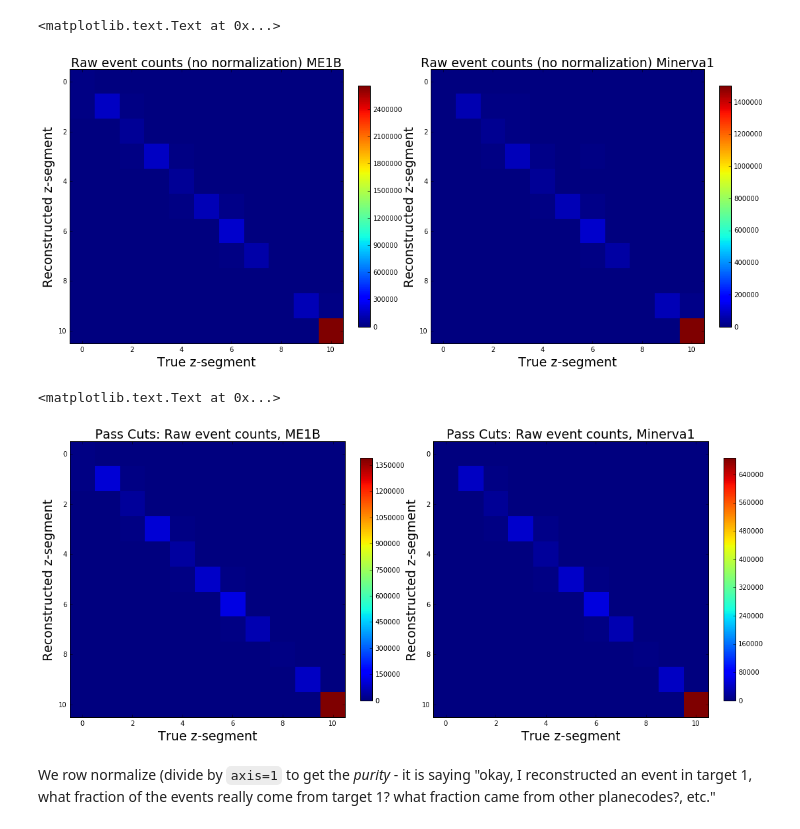
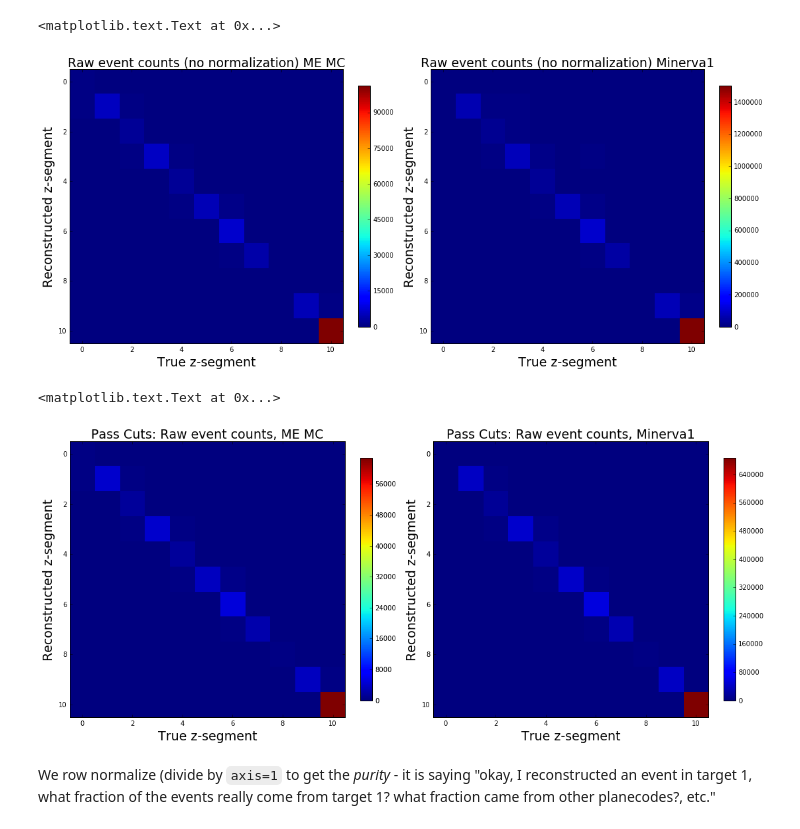
Before and after one commit to faizaakbar/ANNMINERvA, a Jupyter notebook: understanding_tracking_perf.ipynb, the cells around one changed output. Saved outputs shown, nothing was run; the diff lists cells and outputs as text; code cells hidden in the pictures.

```diff
--- a/understanding_tracking_perf.ipynb
+++ b/understanding_tracking_perf.ipynb
@@ -7,33 +7,33 @@ run track_based_reco_perf.py
 # %%
 fig = plt.figure(figsize=(18,12))
 gs = plt.GridSpec(1, 2)
 
 ax = plt.subplot(gs[0])
-im = ax.imshow(arr_all_me1Bmc, cmap=plt.get_cmap('jet'), interpolation='nearest')
+im = ax.imshow(arr_all_memc, cmap=plt.get_cmap('jet'), interpolation='nearest')
 cbar = plt.colorbar(im, fraction=0.04)
-plt.title("Raw event counts (no normalization) ME1B", fontsize=19)
+plt.title("Raw event counts (no normalization) ME MC", fontsize=19)
 plt.xlabel('True z-segment', fontsize=19)
 plt.ylabel('Reconstructed z-segment', fontsize=19)
 
 ax = plt.subplot(gs[1])
 im = ax.imshow(arr_all_minerva1mc, cmap=plt.get_cmap('jet'), interpolation='nearest')
 cbar = plt.colorbar(im, fraction=0.04)
 plt.title("Raw event counts (no normalization) Minerva1", fontsize=19)
 plt.xlabel('True z-segment', fontsize=19)
 plt.ylabel('Reconstructed z-segment', fontsize=19)
 
 #fig.savefig('track_based_all_me1B.pdf')
 # %% [output]
 <matplotlib.text.Text at 0x...>
-[figure, old version]
+[figure, new version]
 # %%
 fig = plt.figure(figsize=(18,12))
 gs = plt.GridSpec(1, 2)
 
 ax = plt.subplot(gs[0])
-im = ax.imshow(arr_pass_me1Bmc, cmap=plt.get_cmap('jet'), interpolation='nearest')
+im = ax.imshow(arr_pass_memc, cmap=plt.get_cmap('jet'), interpolation='nearest')
 cbar = plt.colorbar(im, fraction=0.04)
-plt.title("Pass Cuts: Raw event counts, ME1B", fontsize=19)
+plt.title("Pass Cuts: Raw event counts, ME MC", fontsize=19)
 plt.xlabel('True z-segment', fontsize=19)
 plt.ylabel('Reconstructed z-segment', fontsize=19)
 
@@ -45,7 +45,7 @@ plt.xlabel('True z-segment', fontsize=19)
 plt.ylabel('Reconstructed z-segment', fontsize=19)
 # %% [output]
 <matplotlib.text.Text at 0x...>
-[figure, old version]
+[figure, new version]
 # %% [markdown]
 We row normalize (divide by `axis=1` to get the _purity_ - it is saying "okay, I reconstructed an event in target 1, what fraction of the events really come from target 1? what fraction came from other planecodes?, etc."
 # %%
```
Also changed, not shown: parts of 6 cells of this notebook, 1 other file.
